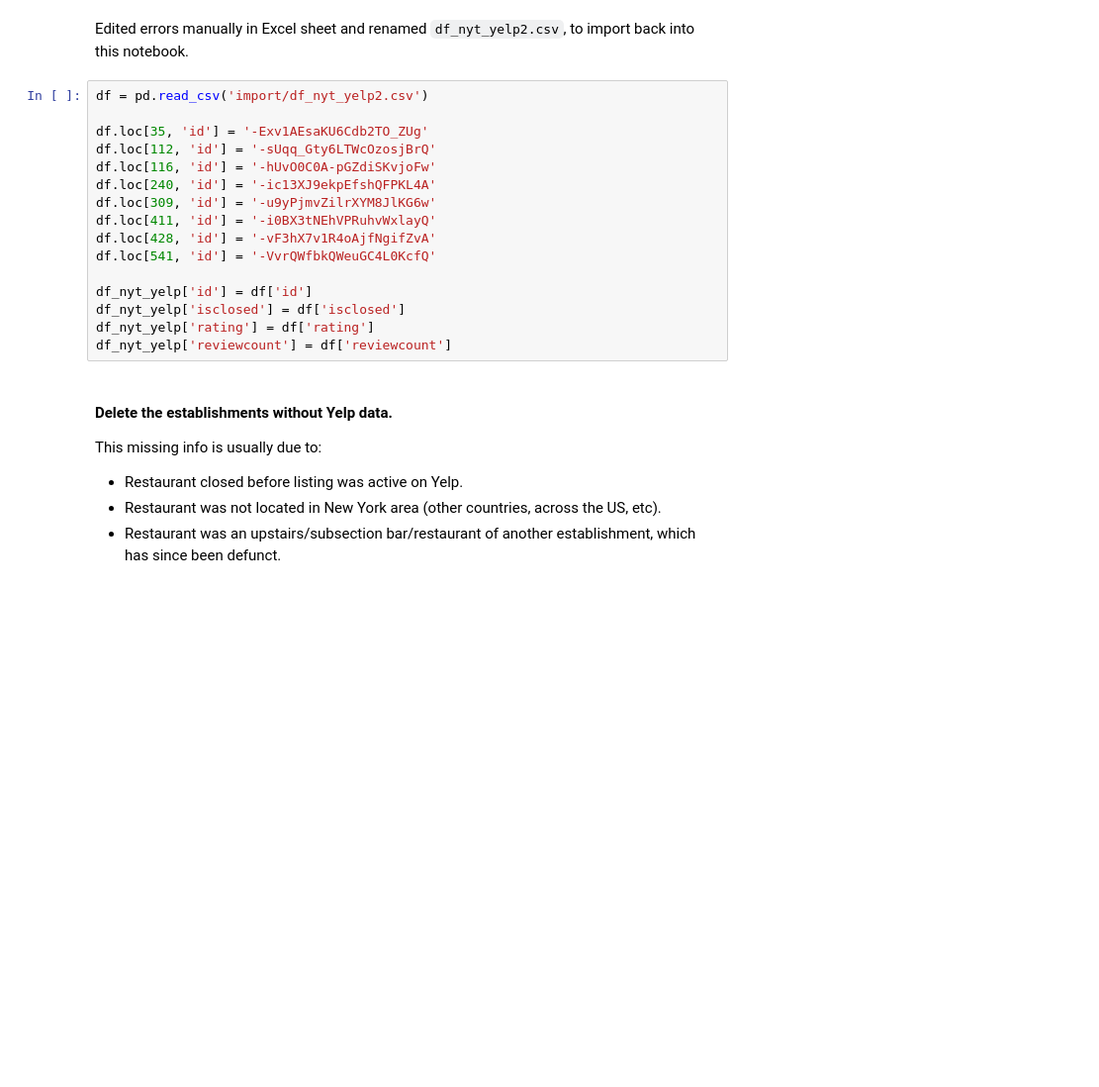
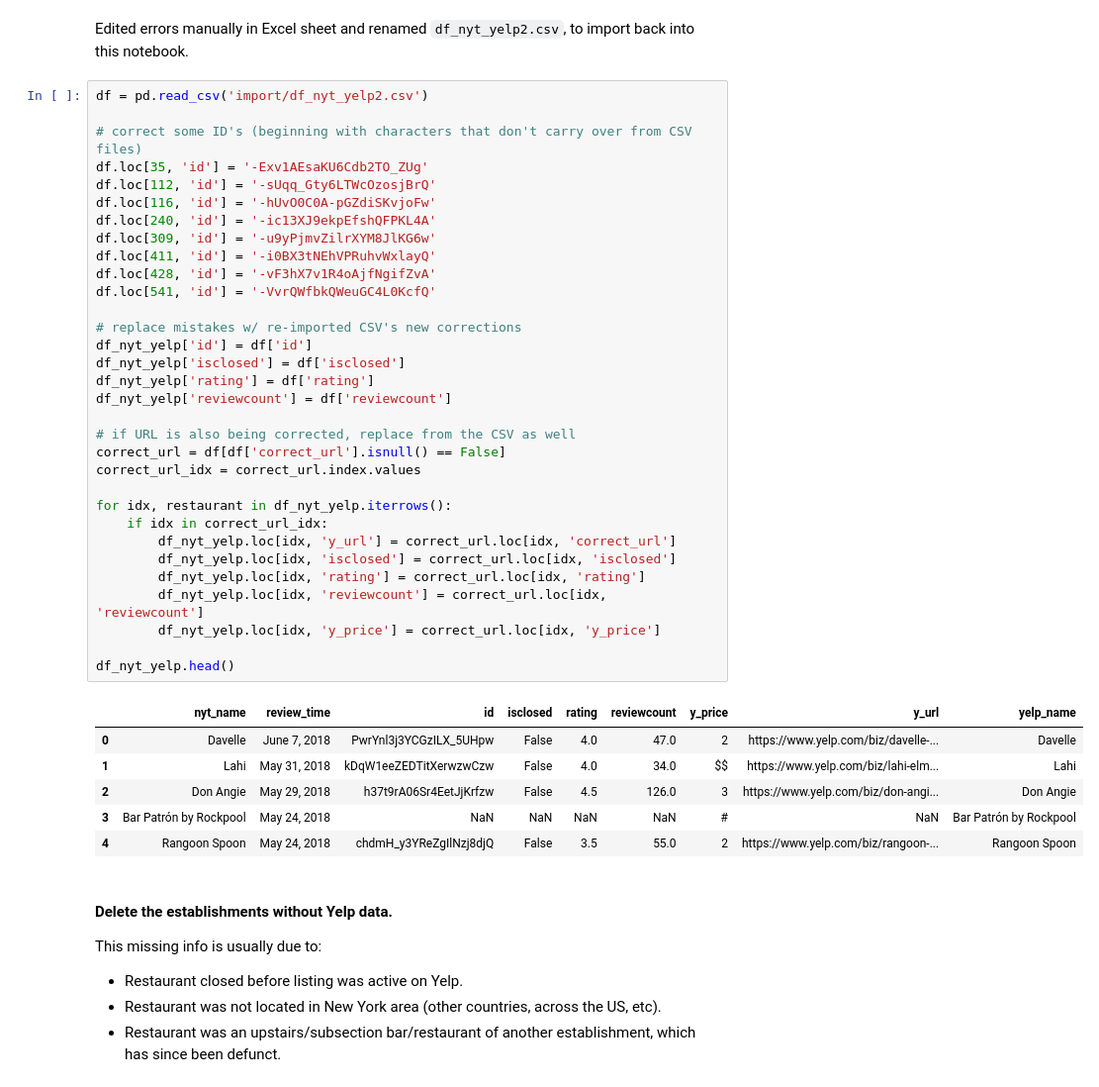
Before and after one commit to diana-xie/yelp-nyt-NLP, a Jupyter notebook: data_wrangling.ipynb, the cells around one changed output. Shown at 99% size. Cells and saved outputs as stored; diff of their text form; blank space fills up the shorter version.

```diff
--- a/data_wrangling.ipynb
+++ b/data_wrangling.ipynb
@@ -168,19 +170,42 @@ Edited errors manually in Excel sheet and renamed `df_nyt_yelp2.csv`, to import
 # %%
 df = pd.read_csv('import/df_nyt_yelp2.csv')
 
+# correct some ID's (beginning with characters that don't carry over from CSV files)
 df.loc[35, 'id'] = '-Exv1AEsaKU6Cdb2TO_ZUg'
 df.loc[112, 'id'] = '-sUqq_Gty6LTWcOzosjBrQ'
 df.loc[116, 'id'] = '-hUvO0C0A-pGZdiSKvjoFw'
 df.loc[240, 'id'] = '-ic13XJ9ekpEfshQFPKL4A'
 df.loc[309, 'id'] = '-u9yPjmvZilrXYM8JlKG6w'
 df.loc[411, 'id'] = '-i0BX3tNEhVPRuhvWxlayQ'
 df.loc[428, 'id'] = '-vF3hX7v1R4oAjfNgifZvA'
 df.loc[541, 'id'] = '-VvrQWfbkQWeuGC4L0KcfQ'
 
+# replace mistakes w/ re-imported CSV's new corrections
 df_nyt_yelp['id'] = df['id']
 df_nyt_yelp['isclosed'] = df['isclosed']
 df_nyt_yelp['rating'] = df['rating']
 df_nyt_yelp['reviewcount'] = df['reviewcount']
+
+# if URL is also being corrected, replace from the CSV as well
+correct_url = df[df['correct_url'].isnull() == False]
+correct_url_idx = correct_url.index.values
+
+for idx, restaurant in df_nyt_yelp.iterrows():
+    if idx in correct_url_idx:
+        df_nyt_yelp.loc[idx, 'y_url'] = correct_url.loc[idx, 'correct_url']
+        df_nyt_yelp.loc[idx, 'isclosed'] = correct_url.loc[idx, 'isclosed']
+        df_nyt_yelp.loc[idx, 'rating'] = correct_url.loc[idx, 'rating']
+        df_nyt_yelp.loc[idx, 'reviewcount'] = correct_url.loc[idx, 'reviewcount']
+        df_nyt_yelp.loc[idx, 'y_price'] = correct_url.loc[idx, 'y_price']
+
+df_nyt_yelp.head()
+# %% [output]
+|  | nyt_name | review_time | id | isclosed | rating | reviewcount | y_price | y_url | yelp_name |
+| 0 | Davelle | June 7, 2018 | PwrYnl3j3YCGzILX_5UHpw | False | 4.0 | 47.0 | 2 | https://www.yelp.com/biz/davelle-... | Davelle |
+| 1 | Lahi | May 31, 2018 | kDqW1eeZEDTitXerwzwCzw | False | 4.0 | 34.0 | $$ | https://www.yelp.com/biz/lahi-elm... | Lahi |
+| 2 | Don Angie | May 29, 2018 | h37t9rA06Sr4EetJjKrfzw | False | 4.5 | 126.0 | 3 | https://www.yelp.com/biz/don-angi... | Don Angie |
+| 3 | Bar Patrón by Rockpool | May 24, 2018 | NaN | NaN | NaN | NaN | # | NaN | Bar Patrón by Rockpool |
+| 4 | Rangoon Spoon | May 24, 2018 | chdmH_y3YReZgIlNzj8djQ | False | 3.5 | 55.0 | 2 | https://www.yelp.com/biz/rangoon-... | Rangoon Spoon |
 # %% [markdown]
 #### Delete the establishments without Yelp data.
 
```
Also changed, not shown: parts of 57 cells of this notebook, 1 other file.
